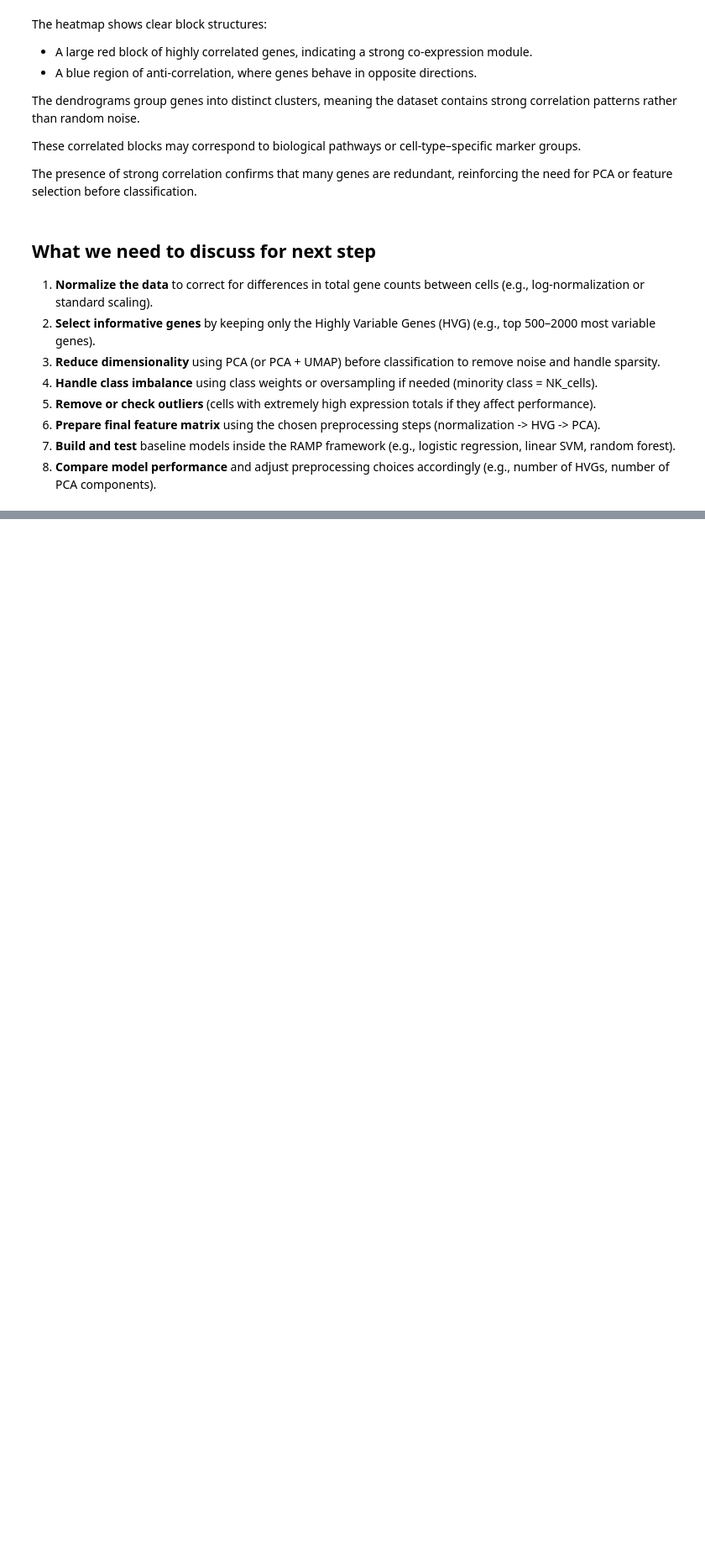
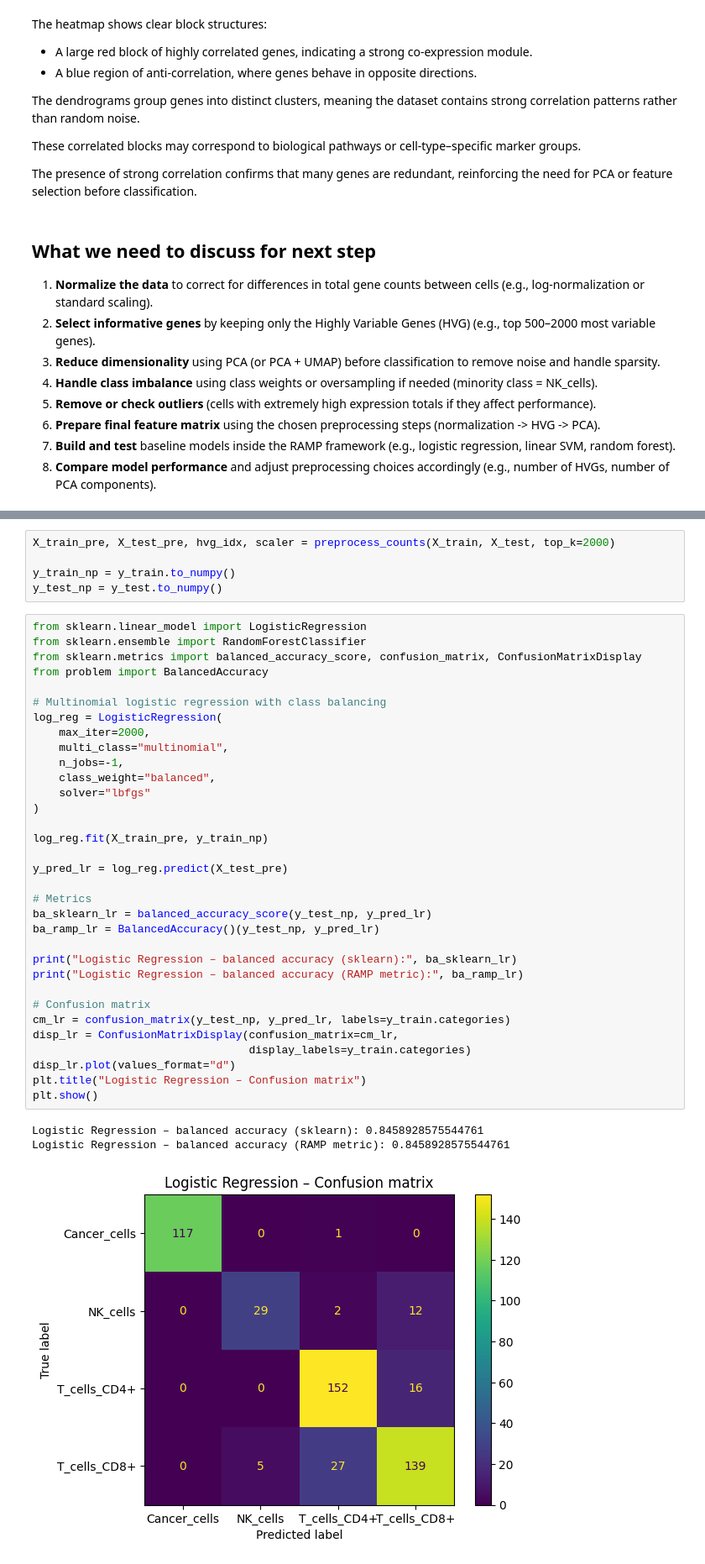
Before and after one commit to DataCampDS/scmark-classification-data-shinobi, a Jupyter notebook: exploratory_data_analysis.ipynb, the cells around one changed output, grey strips where cells are left out. Shown: that part at 84% size. Drawn from its saved outputs; the diff is of its cells as text; blank space fills up the shorter version.

Commit message:
Working on Data preprocessing and modeling with baseline models such as LogisticRegression, RandomForestClassifier, SVM and GradientBoostingClassifier.

```diff
--- a/exploratory_data_analysis.ipynb
+++ b/exploratory_data_analysis.ipynb
@@ -289,0 +333,42 @@ The presence of strong correlation confirms that many genes are redundant, reinf
+# %%
+X_train_pre, X_test_pre, hvg_idx, scaler = preprocess_counts(X_train, X_test, top_k=2000)
+
+y_train_np = y_train.to_numpy()
+y_test_np = y_test.to_numpy()
+# %%
+from sklearn.linear_model import LogisticRegression
+from sklearn.ensemble import RandomForestClassifier
+from sklearn.metrics import balanced_accuracy_score, confusion_matrix, ConfusionMatrixDisplay
+from problem import BalancedAccuracy
+
+# Multinomial logistic regression with class balancing
+log_reg = LogisticRegression(
+    max_iter=2000,
+    multi_class="multinomial",
+    n_jobs=-1,
+    class_weight="balanced",
+    solver="lbfgs"
+)
+
+log_reg.fit(X_train_pre, y_train_np)
+
+y_pred_lr = log_reg.predict(X_test_pre)
+
+# Metrics
+ba_sklearn_lr = balanced_accuracy_score(y_test_np, y_pred_lr)
+ba_ramp_lr = BalancedAccuracy()(y_test_np, y_pred_lr)
+
+print("Logistic Regression – balanced accuracy (sklearn):", ba_sklearn_lr)
+print("Logistic Regression – balanced accuracy (RAMP metric):", ba_ramp_lr)
+
+# Confusion matrix
+cm_lr = confusion_matrix(y_test_np, y_pred_lr, labels=y_train.categories)
+disp_lr = ConfusionMatrixDisplay(confusion_matrix=cm_lr,
+                                 display_labels=y_train.categories)
+disp_lr.plot(values_format="d")
+plt.title("Logistic Regression – Confusion matrix")
+plt.show()
+# %% [output]
+Logistic Regression – balanced accuracy (sklearn): 0.8458928575544761
+Logistic Regression – balanced accuracy (RAMP metric): 0.8458928575544761
+[figure, added]
```
Also changed, not shown: parts of 9 cells of this notebook.
